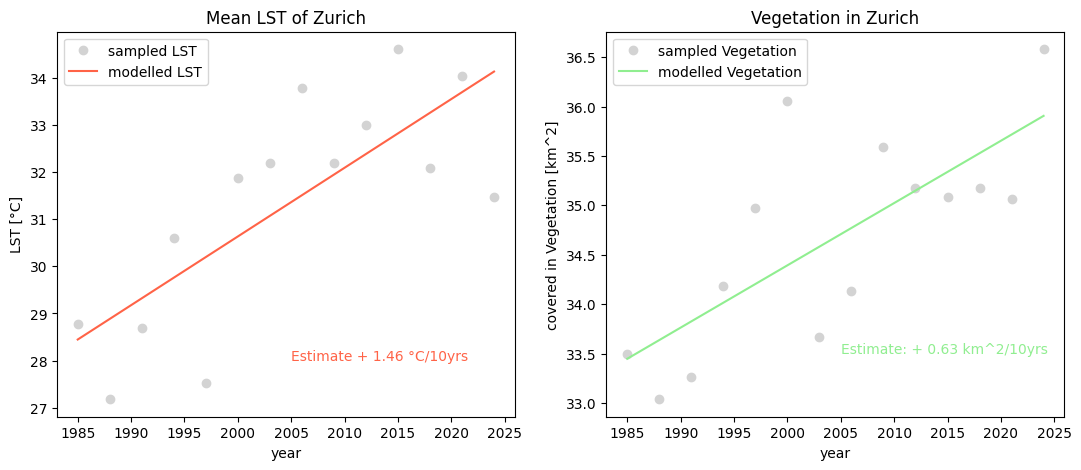
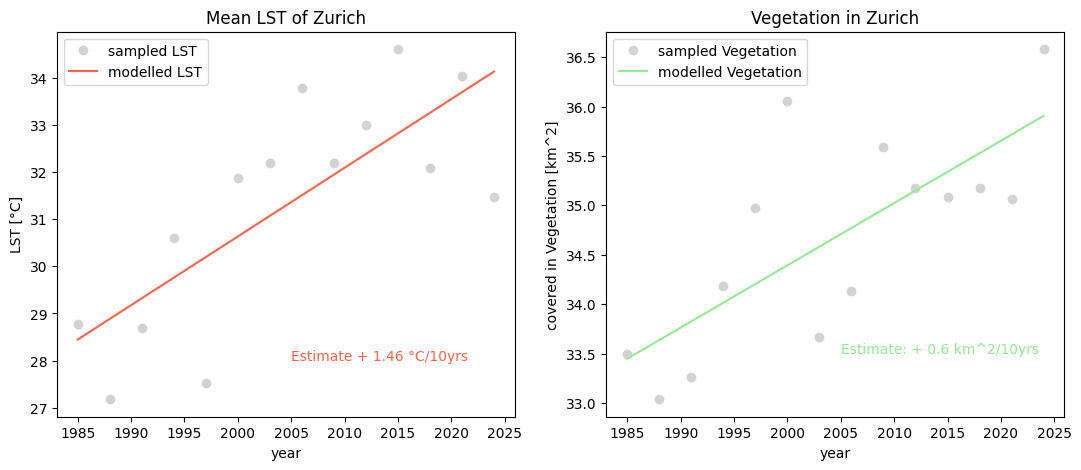
The change to this notebook cell's code, shown as a diff; its figure went from the first image to the second:
--- before
+++ after
@@ -1,5 +1,5 @@
 # change in overall NDVI aber summe aller pixel
 pixelsize = NDVI.rio.resolution()
-NDVI_sum = NDVI_filtered.sum(dim =["x","y"])*(0.03**2)## to get km^2 instead of pixels
+NDVI_sum = NDVI_filtered.sum(dim =["x","y"])*(pixelsize[0]**2)/ 1000000## to get km^2 instead of pixels
 
 NDVI_sum_fit = NDVI_sum.polyfit(dim = "time", deg = 1)
@@ -28,3 +28,3 @@
 ax[1].set_ylabel("covered in Vegetation [km^2]")
 ax[1].set_xlabel("year")
-ax[1].annotate(f"Estimate: + {(NDVI_sum_fit.polyfit_coefficients[0]*10):.2f} km^2/10yrs", (2005,33.5), color = "lightgreen")
+ax[1].annotate(f"Estimate: + {(NDVI_sum_fit.polyfit_coefficients[0]*10):.1f} km^2/10yrs", (2005,33.5), color = "lightgreen")

Commit: deleted single pixel analysis in 1.3